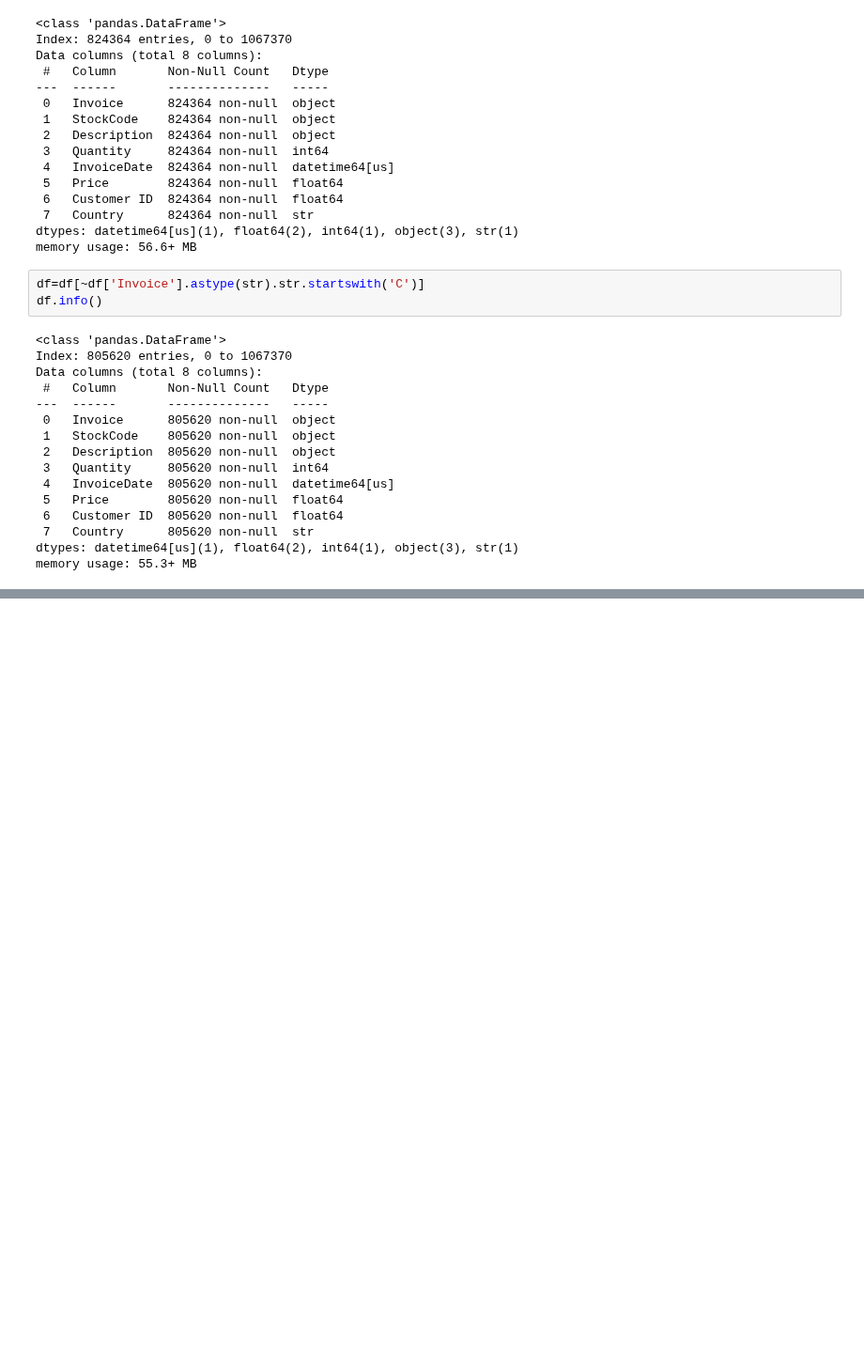
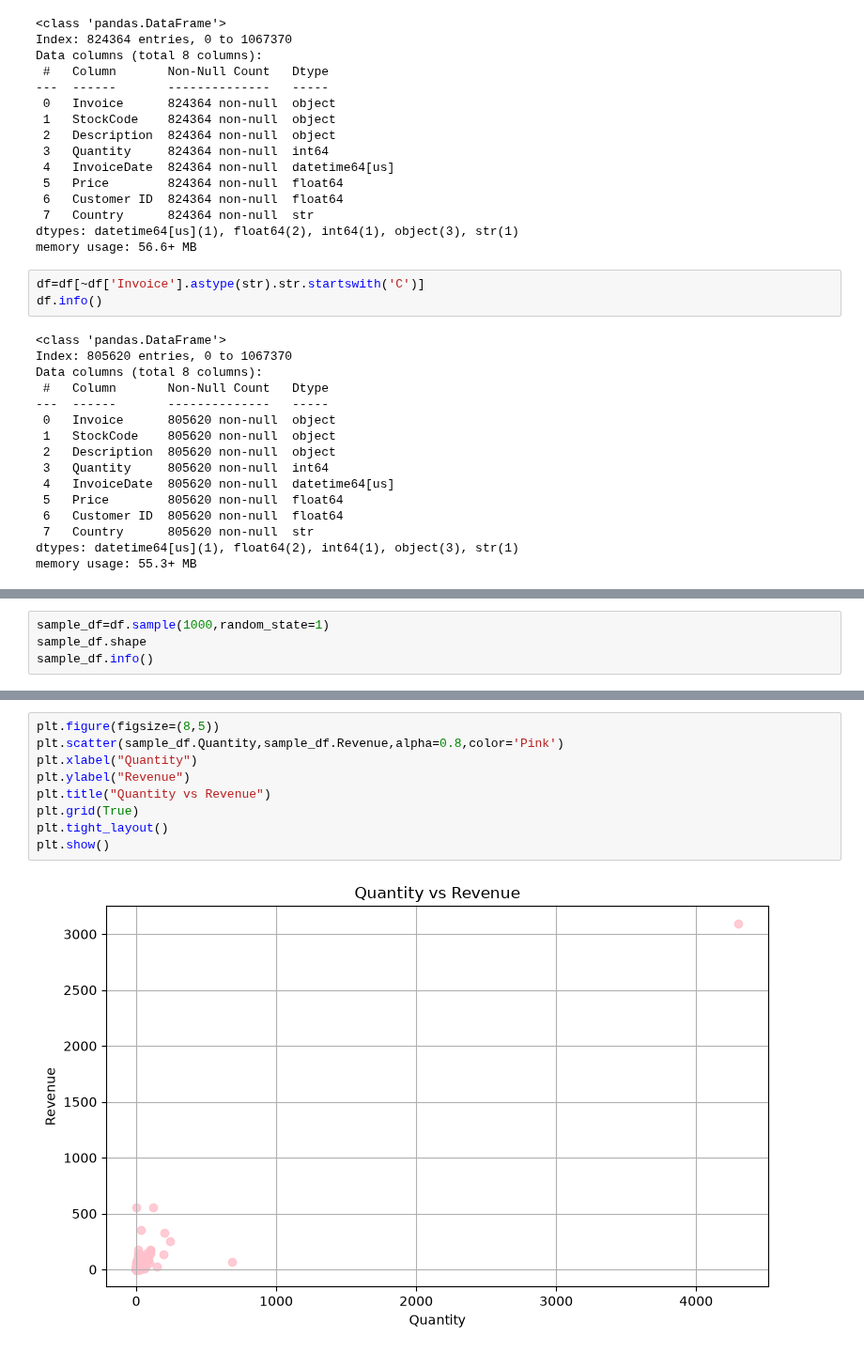
Before and after one commit to kanakamsandeep746-source/PythonCodes, a Jupyter notebook: demo2.ipynb, the cells around one changed output, grey strips where cells are left out. Shown at 94% size. Cells and saved outputs as stored; diff of their text form; blank space fills up the shorter version.

```diff
--- a/demo2.ipynb
+++ b/demo2.ipynb
@@ -75,0 +150,4 @@ memory usage: 55.3+ MB
+# %%
+sample_df=df.sample(1000,random_state=1)
+sample_df.shape
+sample_df.info()
@@ -75,0 +181,11 @@ memory usage: 55.3+ MB
+# %%
+plt.figure(figsize=(8,5))
+plt.scatter(sample_df.Quantity,sample_df.Revenue,alpha=0.8,color='Pink')
+plt.xlabel("Quantity")
+plt.ylabel("Revenue")
+plt.title("Quantity vs Revenue")
+plt.grid(True)
+plt.tight_layout()
+plt.show()
+# %% [output]
+[figure, added]
```
Also changed, not shown: parts of 26 cells of this notebook.
